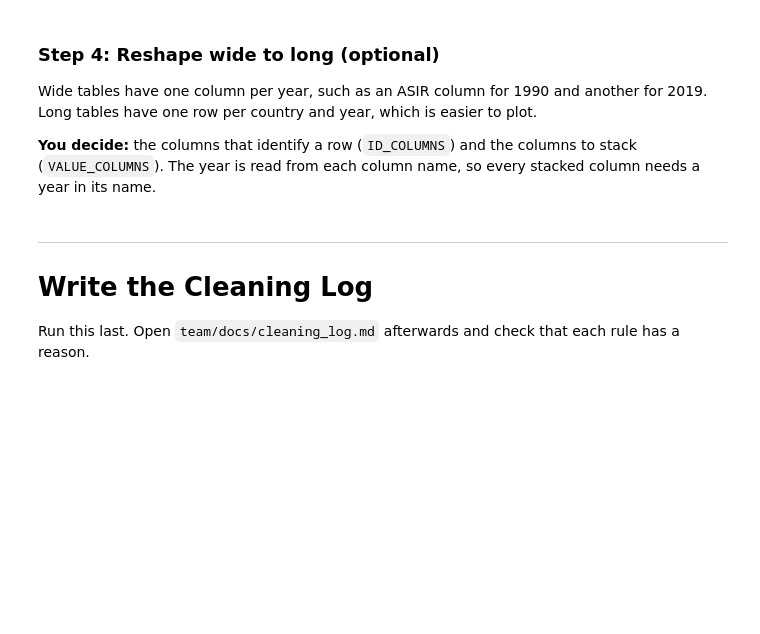
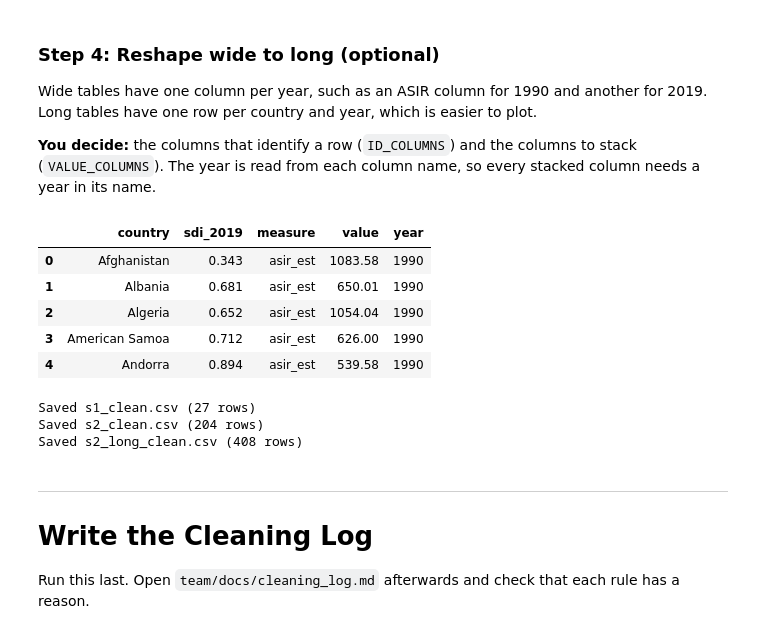
Before and after one commit to ankit010798verma/HeartBeat-OpenDatathon, a Jupyter notebook: track-02/team/notebooks/01_cleaning.ipynb, the cells around one changed output. Drawn from its saved outputs; the diff is of its cells as text; code cells hidden in the pictures; blank space fills up the shorter version.

```diff
--- a/track-02/team/notebooks/01_cleaning.ipynb
+++ b/track-02/team/notebooks/01_cleaning.ipynb
@@ -349,6 +425,6 @@ if d2_raw is not None:
 # %%
-SEX_SCOPE = None        # "women" or "both"
-SEX_SCOPE_REASON = ""
+SEX_SCOPE = "both"      # "women" or "both"
+SEX_SCOPE_REASON = "Used only for a signal check in 02; not used for findings"
 
 if d2_raw is not None:
     print(d2["sex"].value_counts())
@@ -405,9 +513,18 @@ What the cell does once you fill it in:
 # %%
-S1_HEADER_ROW = None   # a row number, or a list such as [1, 2] for a two-row header
-S2_HEADER_ROW = None
-S1_RENAME = None       # optional, e.g. {"column_0": "region"}
-S2_RENAME = None       # optional, e.g. {"long_printed_name": "short_name"}
-S1_LABEL_ROWS = None   # "section" or "keep"
+S1_HEADER_ROW = 1        # row 0 is the title; row 1 holds the column names
+S2_HEADER_ROW = [1, 2]   # two-row header: year on top, measure below
+S1_RENAME = {"column_0": "region", "mir_per_100_000_in_1990": "mir_1990", "mir_per_100_000_in_2019": "mir_2019"}
+S2_RENAME = {
+    "region": "country",
+    "incident_cases_no_95_ui_1990": "cases_1990",
+    "asir_per_100_000_no_95_ui_1990": "asir_1990",
+    "incident_cases_no_95_ui_2019": "cases_2019",
+    "asir_per_100_000_no_95_ui_2019": "asir_2019",
+    "percentage_change_of_incident_cases_1990_2019": "pct_change_cases",
+    "eapc_95_ci_1990_2019": "eapc",
+    "sdi_value_in_2019": "sdi_2019",
+}
+S1_LABEL_ROWS = "section"   # move the heading rows into a section column
 S2_LABEL_ROWS = None   # only needed if the cell reports label rows in Table S2
 
 def tidy_name(text):
@@ -548,7 +681,7 @@ def clean_country(name):
     s = re.sub(r"[\*\u2020\u2021]+$|\s*\[\d+\]$", "", s).strip()   # footnote marks
     return COUNTRY_FIXES.get(s, s)
 
-S2_COUNTRY_COLUMN = None   # e.g. "region"
+S2_COUNTRY_COLUMN = "country"   # renamed from the printed header "Region"
 
 if s2 is not None:
     if S2_COUNTRY_COLUMN is None:
@@ -564,24 +699,34 @@ Wide tables have one column per year, such as an ASIR column for 1990 and anothe
 
 **You decide:** the columns that identify a row (`ID_COLUMNS`) and the columns to stack (`VALUE_COLUMNS`). The year is read from each column name, so every stacked column needs a year in its name.
 # %%
-S2_ID_COLUMNS = None      # e.g. ["region", "sdi_value_in_2019"]
-S2_VALUE_COLUMNS = None   # e.g. ["asir_per_100_000_no_95_ui_1990_est", "asir_per_100_000_no_95_ui_2019_est"]
+S2_ID_COLUMNS = ["country", "sdi_2019"]
+S2_VALUE_COLUMNS = ["asir_1990_est", "asir_2019_est"]   # one row per country and year
 
 s2_long = None
 if s2 is not None:
     if S2_ID_COLUMNS is None or S2_VALUE_COLUMNS is None:
         missing("S2_ID_COLUMNS and S2_VALUE_COLUMNS")
     else:
         s2_long = s2.melt(id_vars=S2_ID_COLUMNS, value_vars=S2_VALUE_COLUMNS,
                           var_name="measure", value_name="value")
         s2_long["year"] = s2_long["measure"].str.extract(r"((?:19|20)\d{2})")[0].astype(int)
         s2_long["measure"] = s2_long["measure"].str.replace(r"_?(?:19|20)\d{2}", "", regex=True).str.strip("_")
         display(s2_long.head())
 
 for name, table in (("s1", s1), ("s2", s2), ("s2_long", s2_long)):
     if table is not None:
         table.to_csv(CLEAN / f"{name}_clean.csv", index=False)
         print(f"Saved {name}_clean.csv ({len(table)} rows)")
+# %% [output]
+|  | country | sdi_2019 | measure | value | year |
+| 0 | Afghanistan | 0.343 | asir_est | 1083.58 | 1990 |
+| 1 | Albania | 0.681 | asir_est | 650.01 | 1990 |
+| 2 | Algeria | 0.652 | asir_est | 1054.04 | 1990 |
+| 3 | American Samoa | 0.712 | asir_est | 626.00 | 1990 |
+| 4 | Andorra | 0.894 | asir_est | 539.58 | 1990 |
+Saved s1_clean.csv (27 rows)
+Saved s2_clean.csv (204 rows)
+Saved s2_long_clean.csv (408 rows)
 # %% [markdown]
 ---
 # Write the Cleaning Log
```
Also changed, not shown: parts of 26 cells of this notebook, 10 other files.
